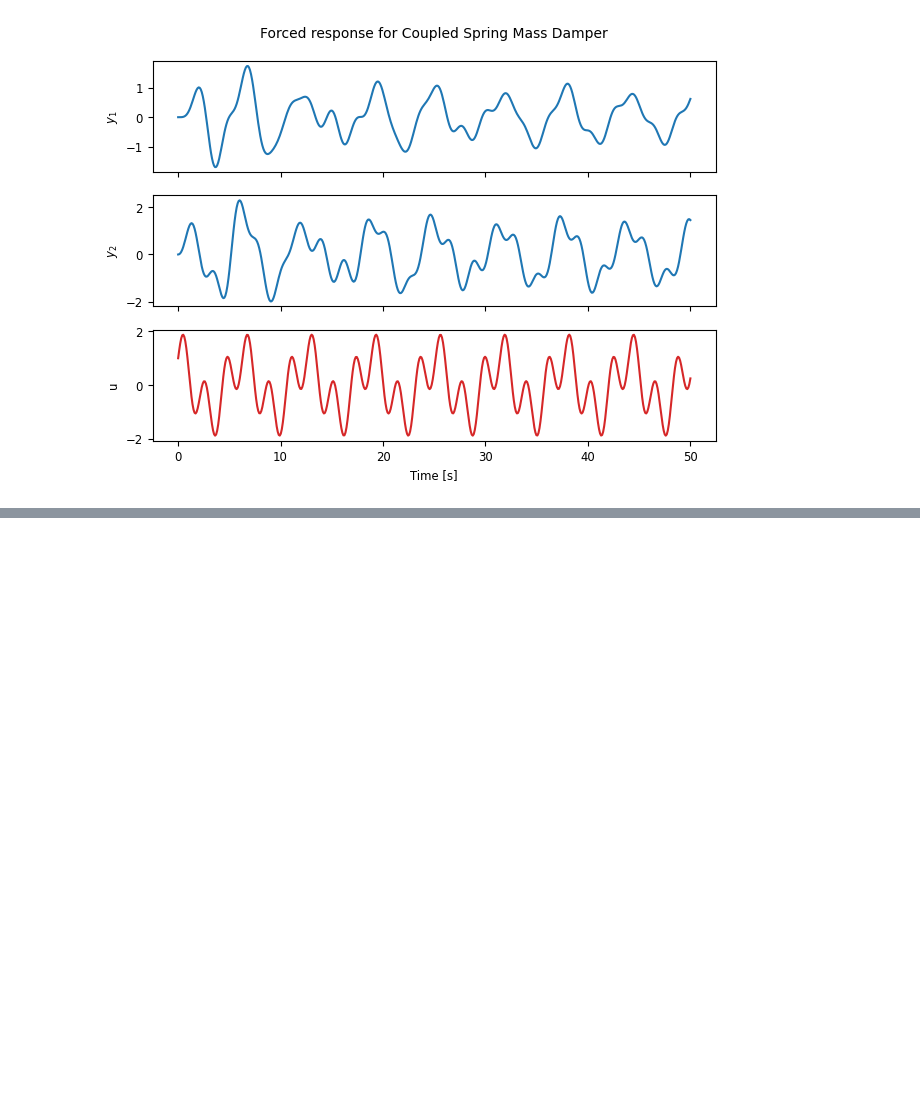
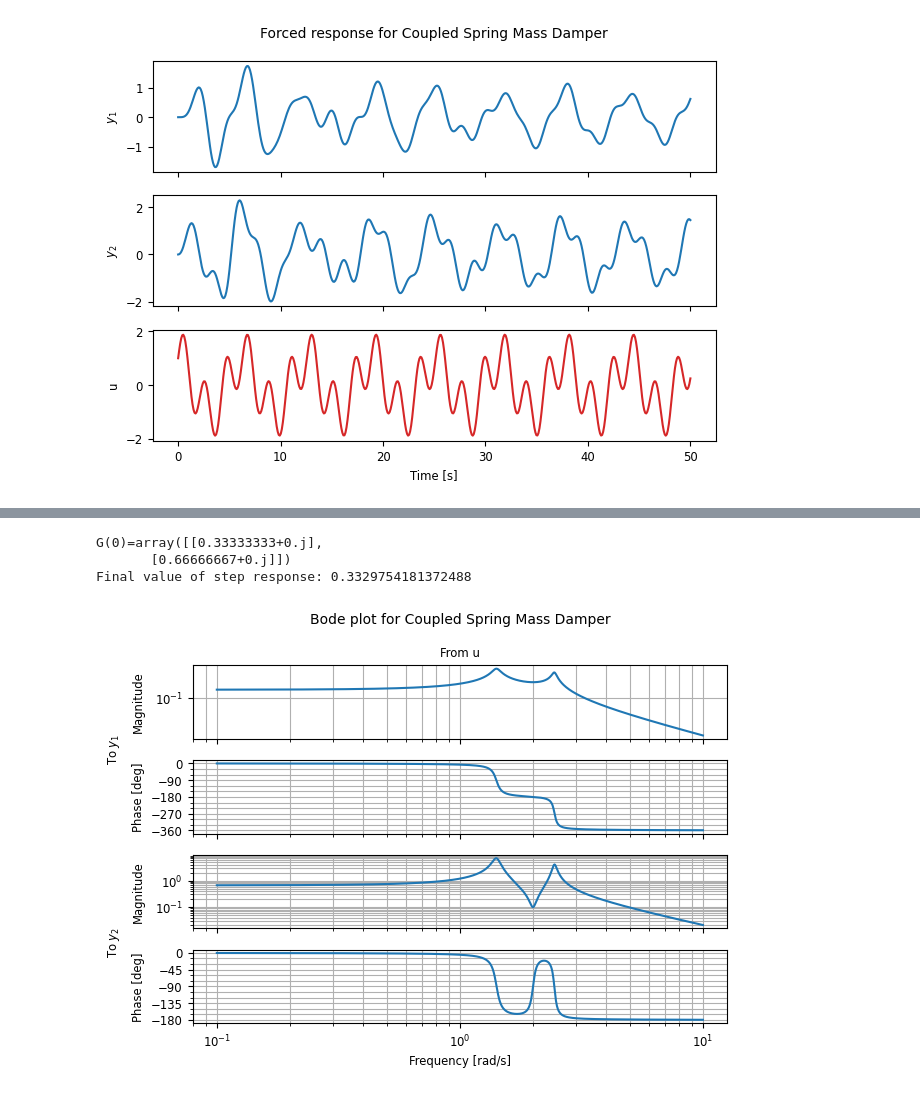
Before and after one commit to prajapati-incontrol/vica, a Jupyter notebook: simulations/tutorials/ct_py_tutorials.ipynb, the cells around one changed output, grey strips where cells are left out. Cells and saved outputs as stored; diff of their text form; code cells hidden in the pictures; blank space fills up the shorter version.

```diff
--- a/simulations/tutorials/ct_py_tutorials.ipynb
+++ b/simulations/tutorials/ct_py_tutorials.ipynb
@@ -148,0 +202,14 @@ cplt = resp3.plot(label="G(U1 + U2)")
+# %%
+# gain and phase at s = 0 (= steady state response)
+print(f"{G(0)=}")
+print("Final value of step response:", stepresp.outputs[0,0,-1])
+# %% [output]
+G(0)=array([[0.33333333+0.j],
+       [0.66666667+0.j]])
+Final value of step response: 0.3329754181372488
+# %%
+# frequency response across all frequencies
+freqresp = ct.frequency_response(sys)
+cplt = freqresp.plot()
+# %% [output]
+[figure, added]
```
Also changed, not shown: parts of 8 cells of this notebook.
